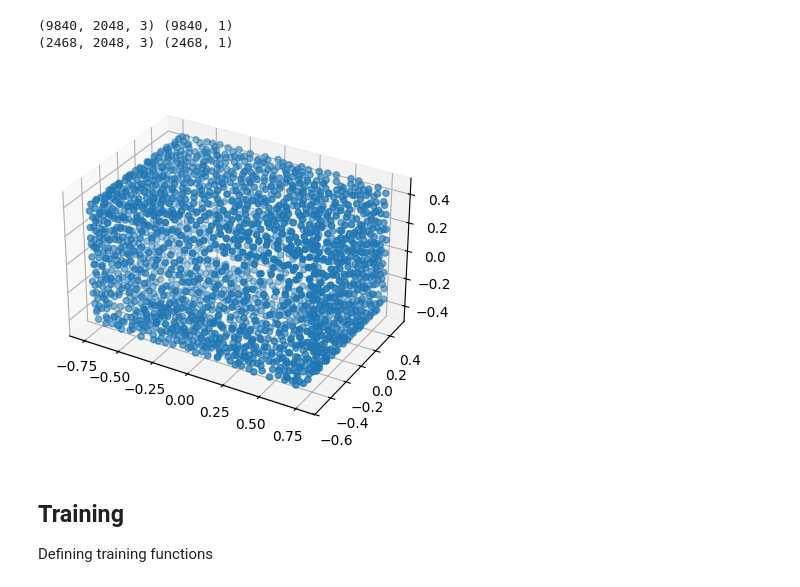
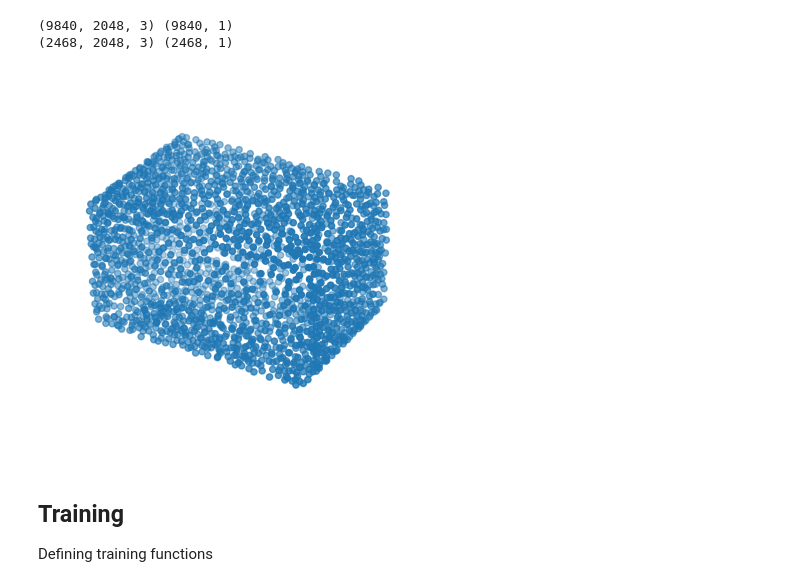
Before and after one commit to matthieuml/DGCNN, a Jupyter notebook: DGCNN.ipynb, the cells around one changed output. Saved outputs shown, nothing was run; the diff lists cells and outputs as text; code cells hidden in the pictures.

Commit message:
Add plots

```diff
--- a/DGCNN.ipynb
+++ b/DGCNN.ipynb
@@ -33,15 +33,16 @@ print(X_test.shape, y_test.shape)
 # %%
 def plot_3d_shapes(X, y, ind):
     # Plot with the same scale for the axis
     fig = plt.figure()
     ax = fig.add_subplot(111, projection='3d')
     ax.scatter(X[ind][:, 0], X[ind][:, 2], X[ind][:, 1])
     ax.set_aspect('equal', adjustable='box')
+    ax.axis('off')
     plt.show()
 
 plot_3d_shapes(X_train, y_train, 3)
 # %% [output]
-[figure, old version]
+[figure, new version]
 # %% [markdown]
 ## Training
 
```
Also changed, not shown: parts of 7 cells of this notebook.
